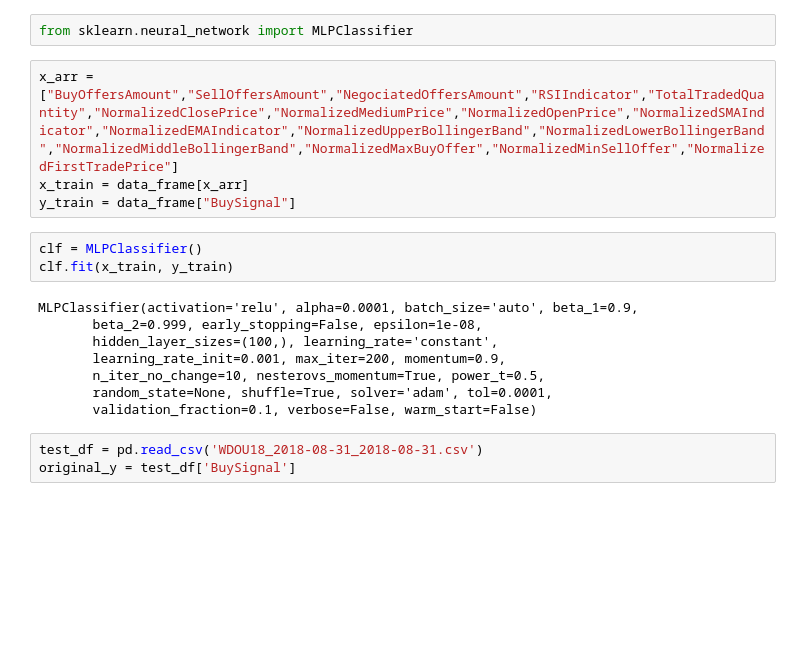
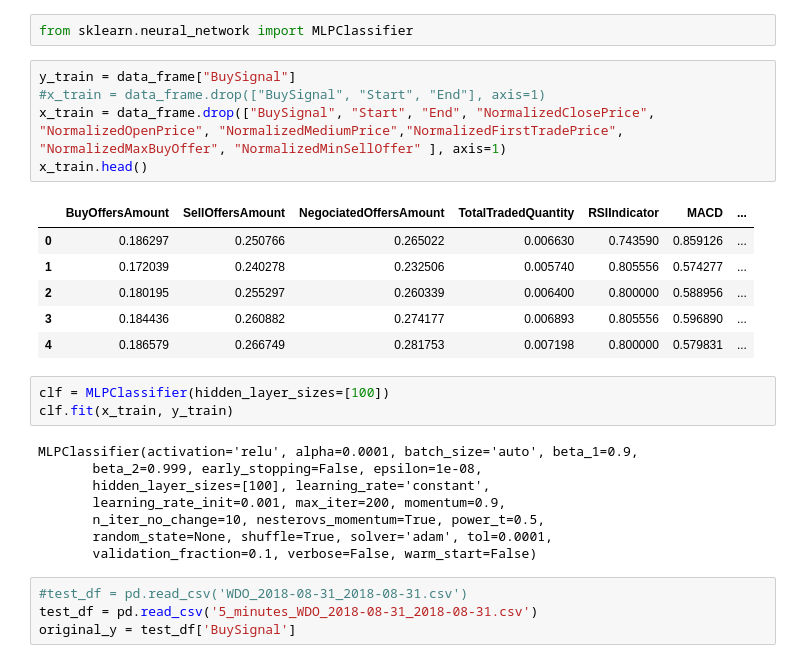
Before and after one commit to lschlee/stock-analysis, a Jupyter notebook: stock-analysis.ipynb, the cells around one changed output. Drawn from its saved outputs; the diff is of its cells as text; blank space fills up the shorter version.

```diff
--- a/stock-analysis.ipynb
+++ b/stock-analysis.ipynb
@@ -123,20 +97,29 @@ sns.heatmap(correlation_matrix, annot=True)
 # %%
 from sklearn.neural_network import MLPClassifier
-# %%
-x_arr = ["BuyOffersAmount","SellOffersAmount","NegociatedOffersAmount","RSIIndicator","TotalTradedQuantity","NormalizedClosePrice","NormalizedMediumPrice","NormalizedOpenPrice","NormalizedSMAIndicator","NormalizedEMAIndicator","NormalizedUpperBollingerBand","NormalizedLowerBollingerBand","NormalizedMiddleBollingerBand","NormalizedMaxBuyOffer","NormalizedMinSellOffer","NormalizedFirstTradePrice"]
-x_train = data_frame[x_arr]
-y_train = data_frame["BuySignal"]
+# %%
+y_train = data_frame["BuySignal"]
+#x_train = data_frame.drop(["BuySignal", "Start", "End"], axis=1)
+x_train = data_frame.drop(["BuySignal", "Start", "End", "NormalizedClosePrice", "NormalizedOpenPrice", "NormalizedMediumPrice","NormalizedFirstTradePrice", "NormalizedMaxBuyOffer", "NormalizedMinSellOffer" ], axis=1)
+x_train.head()
+# %% [output]
+|  | BuyOffersAmount | SellOffersAmount | NegociatedOffersAmount | TotalTradedQuantity | RSIIndicator | MACD | ... |
+| 0 | 0.186297 | 0.250766 | 0.265022 | 0.006630 | 0.743590 | 0.859126 | ... |
+| 1 | 0.172039 | 0.240278 | 0.232506 | 0.005740 | 0.805556 | 0.574277 | ... |
+| 2 | 0.180195 | 0.255297 | 0.260339 | 0.006400 | 0.800000 | 0.588956 | ... |
+| 3 | 0.184436 | 0.260882 | 0.274177 | 0.006893 | 0.805556 | 0.596890 | ... |
+| 4 | 0.186579 | 0.266749 | 0.281753 | 0.007198 | 0.800000 | 0.579831 | ... |
 # %%
-clf = MLPClassifier()
+clf = MLPClassifier(hidden_layer_sizes=[100])
 clf.fit(x_train, y_train)
 # %% [output]
 MLPClassifier(activation='relu', alpha=0.0001, batch_size='auto', beta_1=0.9,
        beta_2=0.999, early_stopping=False, epsilon=1e-08,
-       hidden_layer_sizes=(100,), learning_rate='constant',
+       hidden_layer_sizes=[100], learning_rate='constant',
        learning_rate_init=0.001, max_iter=200, momentum=0.9,
        n_iter_no_change=10, nesterovs_momentum=True, power_t=0.5,
        random_state=None, shuffle=True, solver='adam', tol=0.0001,
        validation_fraction=0.1, verbose=False, warm_start=False)
 # %%
-test_df = pd.read_csv('WDOU18_2018-08-31_2018-08-31.csv')
+#test_df = pd.read_csv('WDO_2018-08-31_2018-08-31.csv')
+test_df = pd.read_csv('5_minutes_WDO_2018-08-31_2018-08-31.csv')
 original_y = test_df['BuySignal']
```
Also changed, not shown: parts of 22 cells of this notebook.
